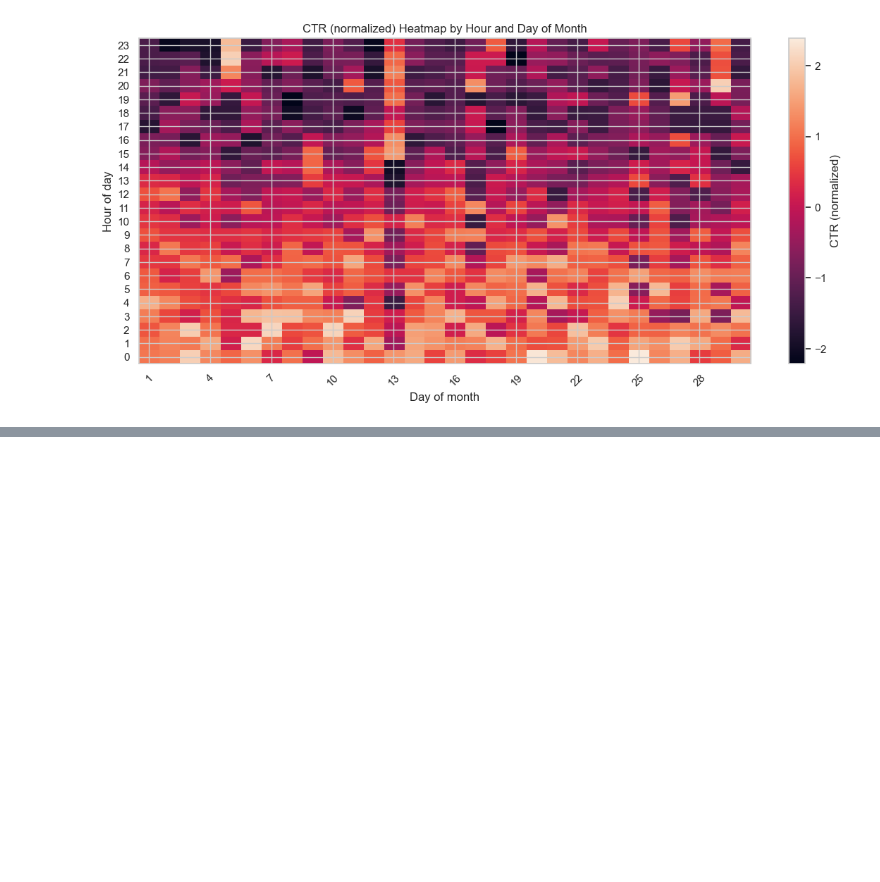
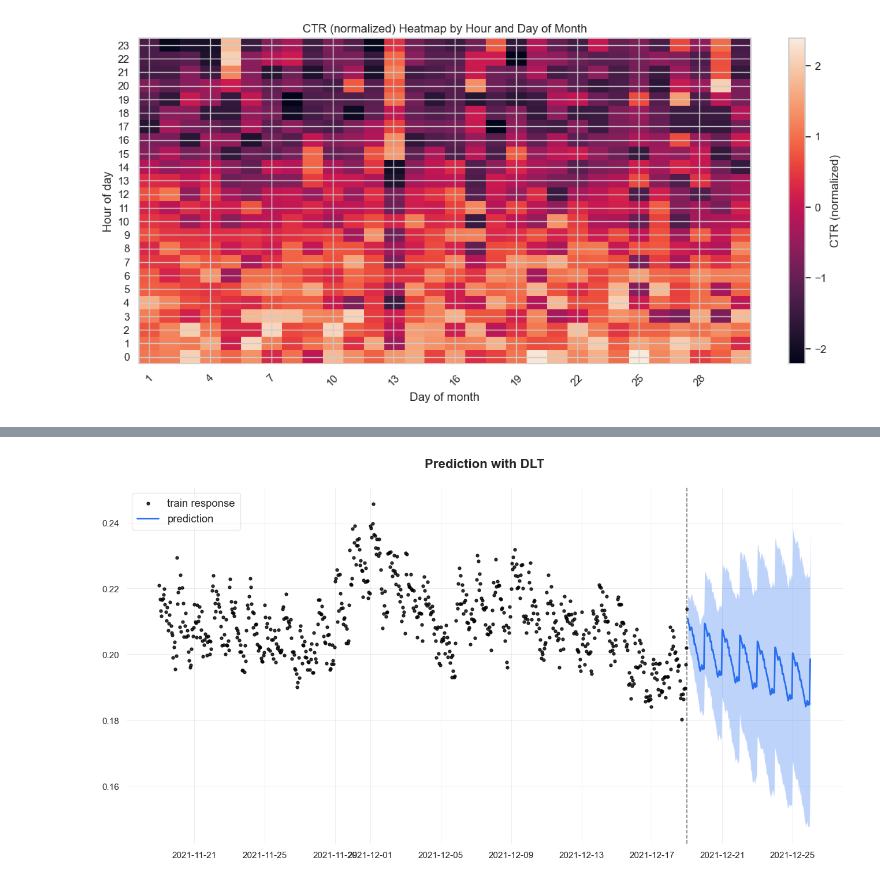
Before and after one commit to YanaOrf/SaaS_Key_Metrics_AB_testing-, a Jupyter notebook: Metrics_prediction.ipynb, the cells around one changed output, grey strips where cells are left out. Cells and saved outputs as stored; diff of their text form; code cells hidden in the pictures; blank space fills up the shorter version.

Commit message:
Added forecast compiled using the Markov chain Monte Carlo (MCMC) model

```diff
--- a/Metrics_prediction.ipynb
+++ b/Metrics_prediction.ipynb
@@ -149,0 +157,7 @@ plt.show()
+# %%
+# I use Damped Local Trend model. To begin with, I initialize the model with the basic parameters:
+dlt = DLT(response_col="CTR", #column name with the metric
+          date_col="hour_time", #column name with dates-time
+          seasonality=24, #length of the seasonality period
+          estimator="stan-map", #estimation algorithm
+          n_bootstrap_draws=1000) #number of bootstrap samples for confidence interval
@@ -149,0 +166,3 @@ plt.show()
+# %%
+# Fit the model to the data
+dlt.fit(activity)
@@ -149,0 +171,4 @@ plt.show()
+# %%
+# reating a data frame with a forecasting horizon
+future_df = dlt.make_future_df(periods=24*7) #predict one week ahead (24 hours * 7 day)
+future_df.head()
@@ -149,0 +182,3 @@ plt.show()
+# %%
+predicted_df = dlt.predict(df=future_df)
+predicted_df.head()
@@ -149,0 +192,4 @@ plt.show()
+# %%
+_ = plot_predicted_data(activity, predicted_df, "hour_time", 'CTR', title='Prediction with DLT')
+# %% [output]
+[figure, added]
```
Also changed, not shown: parts of 13 cells of this notebook.
